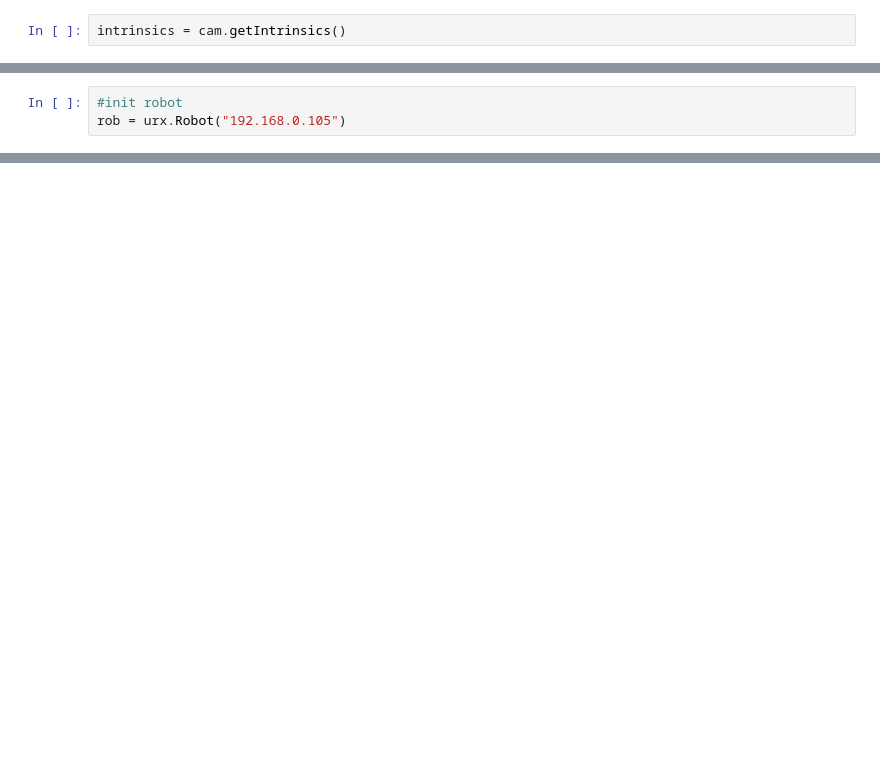
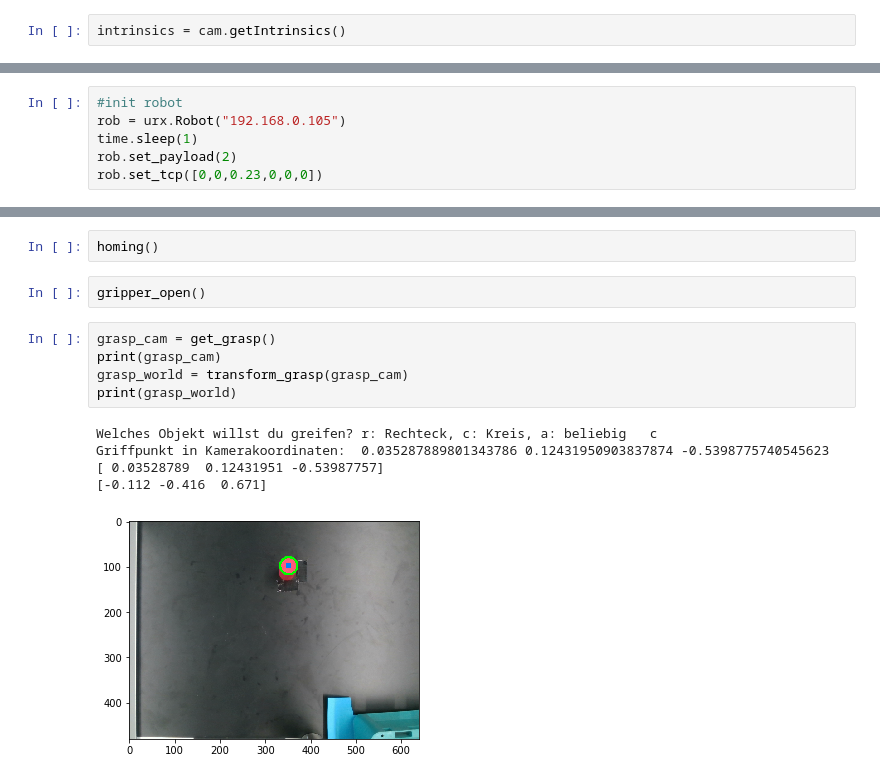
Before and after one commit to DTuscher/TA, a Jupyter notebook: grasping_notebook.ipynb, the cells around one changed output, grey strips where cells are left out. Cells and saved outputs as stored; diff of their text form; blank space fills up the shorter version.

```diff
--- a/grasping_notebook.ipynb
+++ b/grasping_notebook.ipynb
@@ -40,3 +43,6 @@ intrinsics["px"]
 # %%
 #init robot
 rob = urx.Robot("192.168.0.105")
+time.sleep(1)
+rob.set_payload(2)
+rob.set_tcp([0,0,0.23,0,0,0])
@@ -63,0 +218,15 @@ gripper_close()
+# %%
+homing()
+# %%
+gripper_open()
+# %%
+grasp_cam = get_grasp()
+print(grasp_cam)
+grasp_world = transform_grasp(grasp_cam)
+print(grasp_world)
+# %% [output]
+Welches Objekt willst du greifen? r: Rechteck, c: Kreis, a: beliebig   c
+Griffpunkt in Kamerakoordinaten:  0.035287889801343786 0.12431950903837874 -0.5398775740545623
+[ 0.03528789  0.12431951 -0.53987757]
+[-0.112 -0.416  0.671]
+[figure, added]
```
Also changed, not shown: parts of 25 cells of this notebook, 2 other files.
